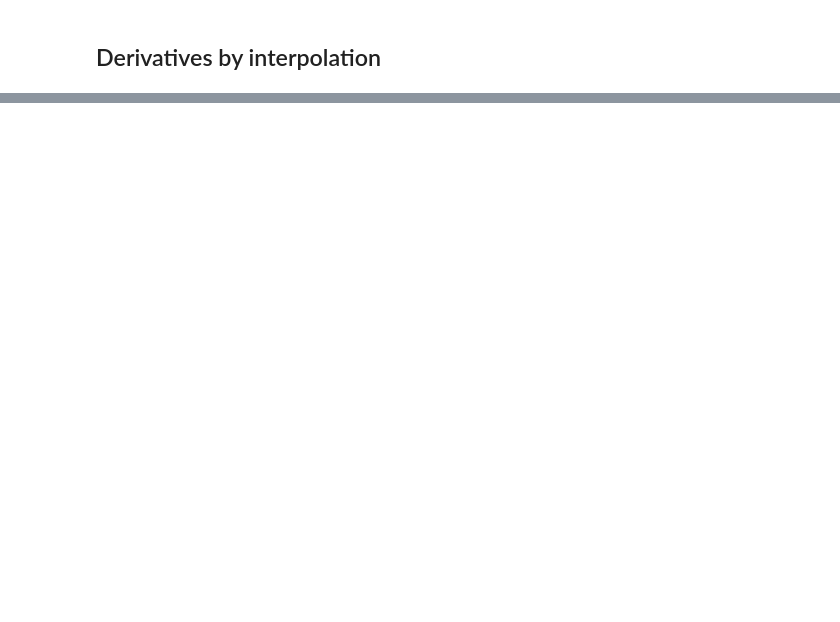
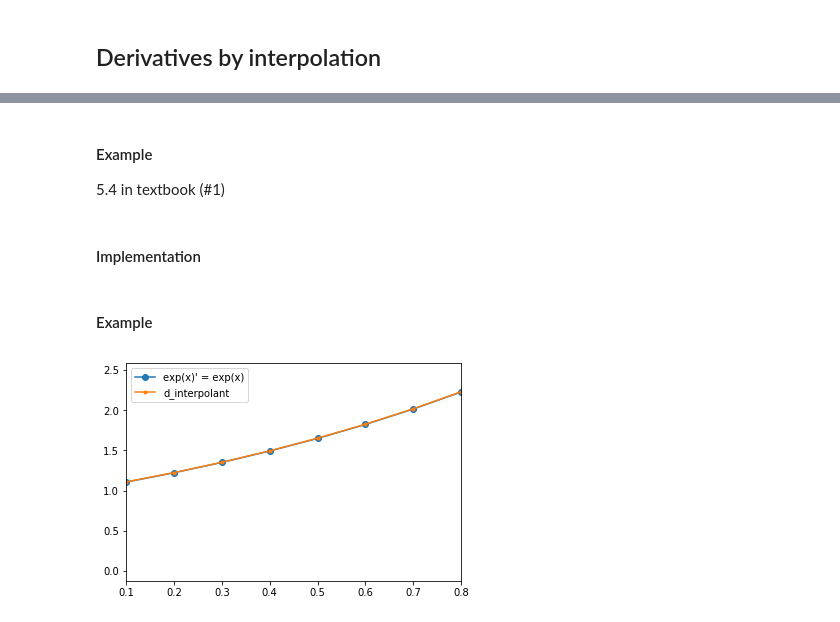
Before and after one commit to tgteacher/numerical-methods, a Jupyter notebook: notebooks/Chapter5.ipynb, the cells around one changed output, grey strips where cells are left out. Drawn from its saved outputs; the diff is of its cells as text; code cells hidden in the pictures; blank space fills up the shorter version.

```diff
--- a/notebooks/Chapter5.ipynb
+++ b/notebooks/Chapter5.ipynb
@@ -292,0 +362,6 @@ $$
+# %% [markdown]
+#### Example
+
+5.4 in textbook (#1)
+# %% [markdown]
+#### Implementation
@@ -292,0 +400,33 @@ $$
+# %%
+def df_interpol(x_data, y_data):
+    n = len(x_data) - 1
+    coeffs = polynomial_fit(x_data, y_data, n)
+    d_coeffs = zeros(n)
+    for i in range(n):
+        d_coeffs[i] = (i+1)*coeffs[i+1] # differentiation from coefficients
+    return d_coeffs
+# %% [markdown]
+#### Example
+# %%
+from numpy import zeros, ones, arange, cos, sin, exp
+from math import exp as exp_m
+n = 10
+x_data = arange(n)/n # 0, 1/n, 2/n, ..., (n-1)/n
+y_data = exp(x_data) # exp' = exp
+df_poly = zeros(n)
+poly = zeros(n)
+for i in range(1, n-1):
+    # Interpolation with the 3 nearest neighbours
+    df_coeffs = df_interpol(x_data[i-1:i+2], y_data[i-1:i+2])
+    df_poly[i] = eval_p(df_coeffs, x_data[i]) #Approx by polynomial interpolation
+
+from matplotlib import pyplot as plt
+plt.plot(x_data, y_data, '-o',
+         x_data, df_poly, '.-'
+        )
+plt.legend(("exp(x)' = exp(x)",
+            'd_interpolant'))
+plt.xlim(x_data[1], x_data[n-2])
+plt.show()
+# %% [output]
+[figure, added]
```
Also changed, not shown: parts of 34 cells of this notebook, 2 other files.
